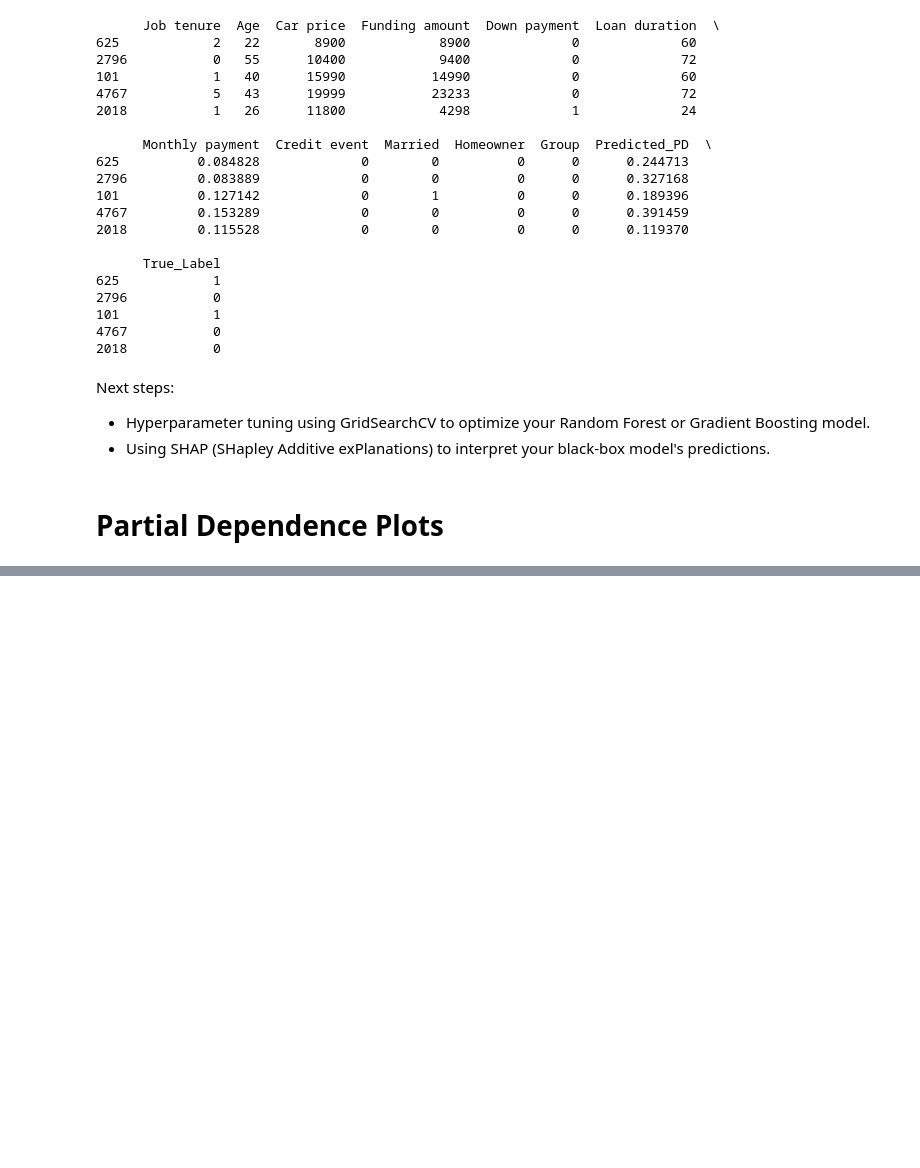
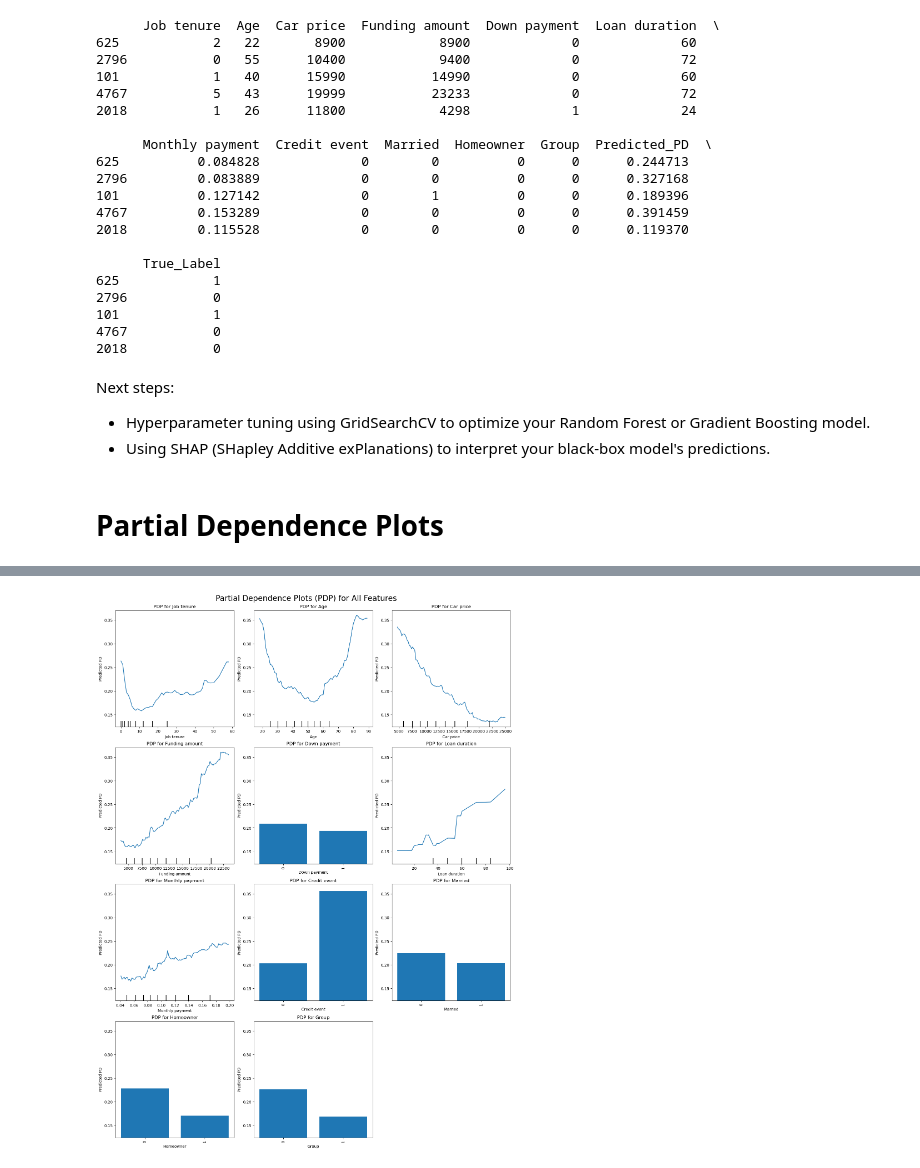
Before and after one commit to dorabijvoet/afi_final_project, a Jupyter notebook: notebooks/step2_black_box_algorithm.ipynb, the cells around one changed output, grey strips where cells are left out. Drawn from its saved outputs; the diff is of its cells as text; code cells hidden in the pictures; blank space fills up the shorter version.

```diff
--- a/notebooks/step2_black_box_algorithm.ipynb
+++ b/notebooks/step2_black_box_algorithm.ipynb
@@ -248,0 +219,4 @@ plt.show()
+# %%
+plot_partial_dependence(rf_model, X, kind="average")
+# %% [output]
+[figure, added]
```
Also changed, not shown: parts of 4 cells of this notebook.
